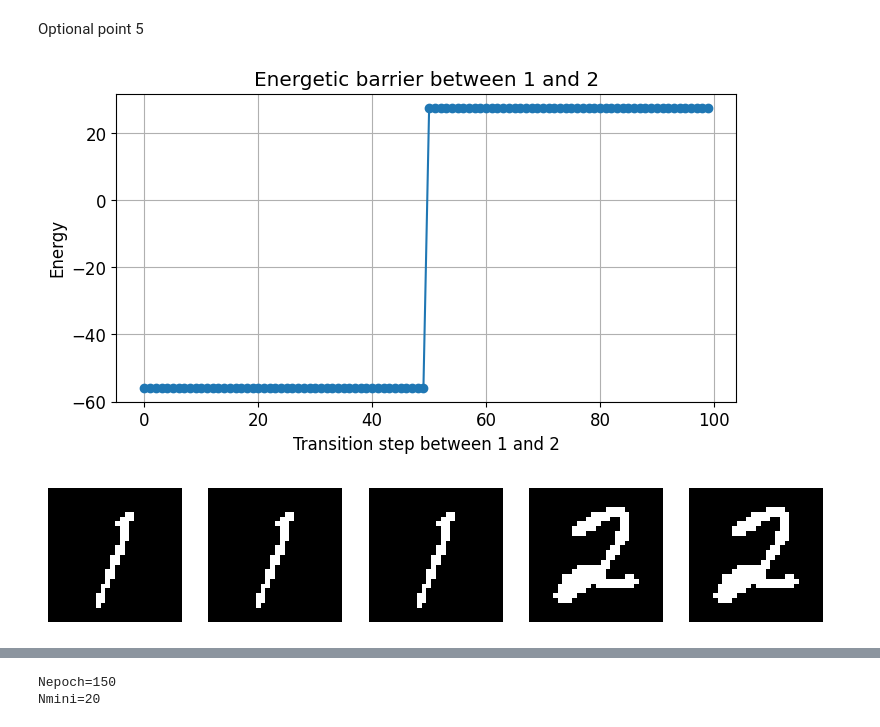
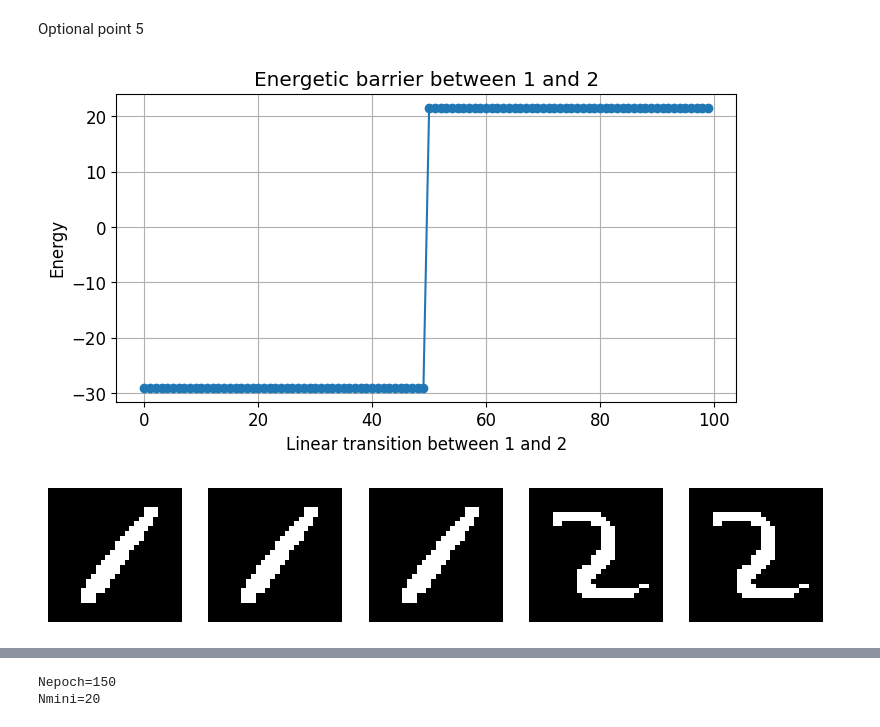
Before and after one commit to FrancescoLR02/LCP-Mod-B-Exercises, a Jupyter notebook: ex2_RBM/RBM_2025_MNIST.ipynb, the cells around one changed output, grey strips where cells are left out. Drawn from its saved outputs; the diff is of its cells as text; code cells hidden in the pictures.

```diff
--- a/ex2_RBM/RBM_2025_MNIST.ipynb
+++ b/ex2_RBM/RBM_2025_MNIST.ipynb
@@ -611,8 +611,8 @@ np.random.uniform()
 Optional point 5
 # %%
 W = wE[Nepoch]
-a = aE[Nepoch]
-b = bE[Nepoch]
+a = aE[epoch]
+b = bE[epoch]
 
 selectA = 1
 selectB = 2
@@ -633,39 +633,41 @@ intermediate_images = []
 
 for alpha in np.linspace(0, 1, n_steps):
     # PART OVERCOME BARRIER
+    '''
     x_intermediate = np.zeros(D)
     #ora per ogni pixel, decido con la soglia random se prendere il valore da dataA o da dataB
     for i in range(D):
         if np.random.uniform() > alpha:
             x_intermediate[i] = dataA[i]
         else:
             x_intermediate[i] = dataB[i]
+    '''
     # ----------------------
     # PART SHOW BARRIER
     x_intermediate = (1 - alpha) * dataA + alpha * dataB  # Interpolazione lineare
     x_intermediate = (x_intermediate > 0.5).astype(int)  # Soglia binaria
     z_intermediate = CD_step(x_intermediate, W, b,)
     # ----------------------
     E = energy(x_intermediate, z_intermediate, W, a, b)
     energies.append(E)
     intermediate_images.append(x_intermediate.reshape(28, 28))
 
 
 plt.figure(figsize=(8, 4))
 plt.plot(range(n_steps), energies, marker='o')
-plt.xlabel(f"Transition step between {selectA} and {selectB}")
+plt.xlabel(f"Linear transition between {selectA} and {selectB}")
 plt.ylabel("Energy")
 plt.title(f"Energetic barrier between {selectA} and {selectB}")
 plt.grid()
 plt.show()
 
 # show some intermediate step
 show_inter_steps = 5
 fig, axes = plt.subplots(1, show_inter_steps, figsize=(10, 2))
 for i, ax in enumerate(axes):
     ax.imshow(intermediate_images[i * (n_steps // show_inter_steps)], cmap='gray')
     ax.axis('off')
 plt.show()
 # %% [output]
-[figure, old version]
+[figure, new version]
-[figure, old version]
+[figure, new version]
```
Also changed, not shown: parts of 3 cells of this notebook.
